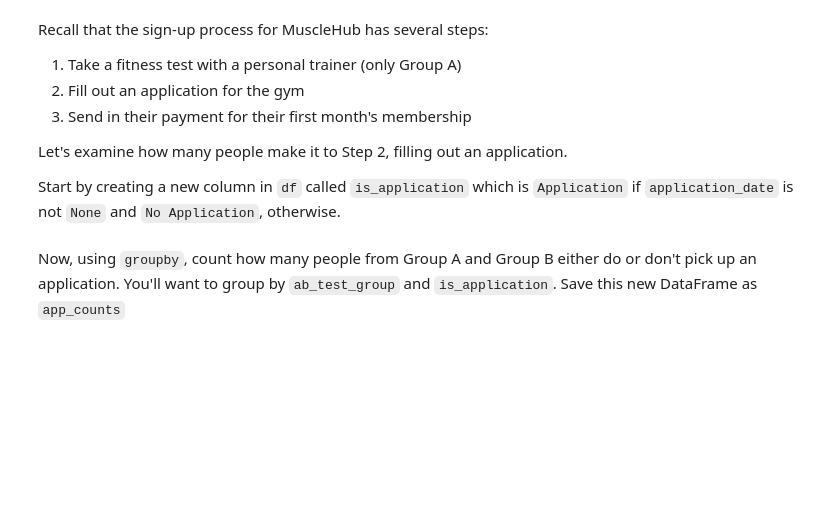
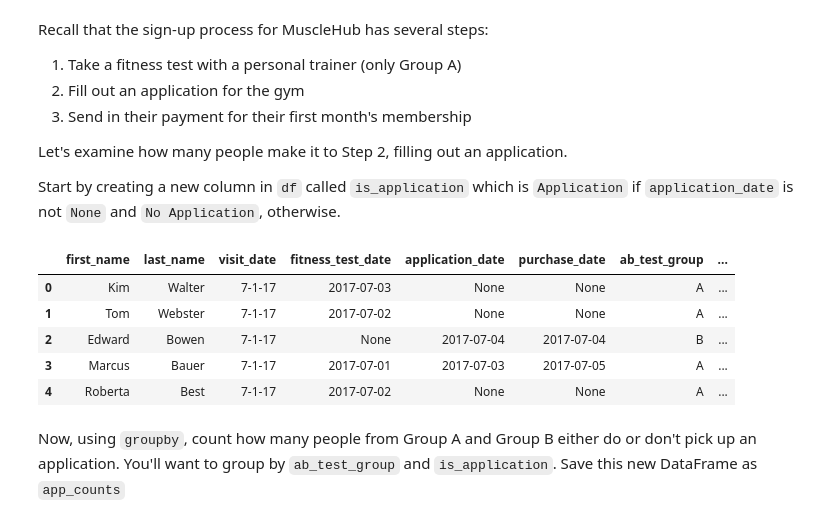
Before and after one commit to rebecca-agyei/MuscleHub-A-B-Test, a Jupyter notebook: musclehub.ipynb, the cells around one changed output. Cells and saved outputs as stored; diff of their text form; code cells hidden in the pictures; blank space fills up the shorter version.

```diff
--- a/musclehub.ipynb
+++ b/musclehub.ipynb
@@ -221,5 +221,15 @@ Recall that the sign-up process for MuscleHub has several steps:
 Let's examine how many people make it to Step 2, filling out an application.
 
 Start by creating a new column in `df` called `is_application` which is `Application` if `application_date` is not `None` and `No Application`, otherwise.
+# %%
+df['is_application'] = df.application_date.apply(lambda x: 'Application' if pd.notnull(x) else 'No Application')
+df.head()
+# %% [output]
+|  | first_name | last_name | visit_date | fitness_test_date | application_date | purchase_date | ab_test_group | ... |
+| 0 | Kim | Walter | 7-1-17 | 2017-07-03 | None | None | A | ... |
+| 1 | Tom | Webster | 7-1-17 | 2017-07-02 | None | None | A | ... |
+| 2 | Edward | Bowen | 7-1-17 | None | 2017-07-04 | 2017-07-04 | B | ... |
+| 3 | Marcus | Bauer | 7-1-17 | 2017-07-01 | 2017-07-03 | 2017-07-05 | A | ... |
+| 4 | Roberta | Best | 7-1-17 | 2017-07-02 | None | None | A | ... |
 # %% [markdown]
 Now, using `groupby`, count how many people from Group A and Group B either do or don't pick up an application.  You'll want to group by `ab_test_group` and `is_application`.  Save this new DataFrame as `app_counts`
```
Also changed, not shown: parts of 14 cells of this notebook, 3 other files.
